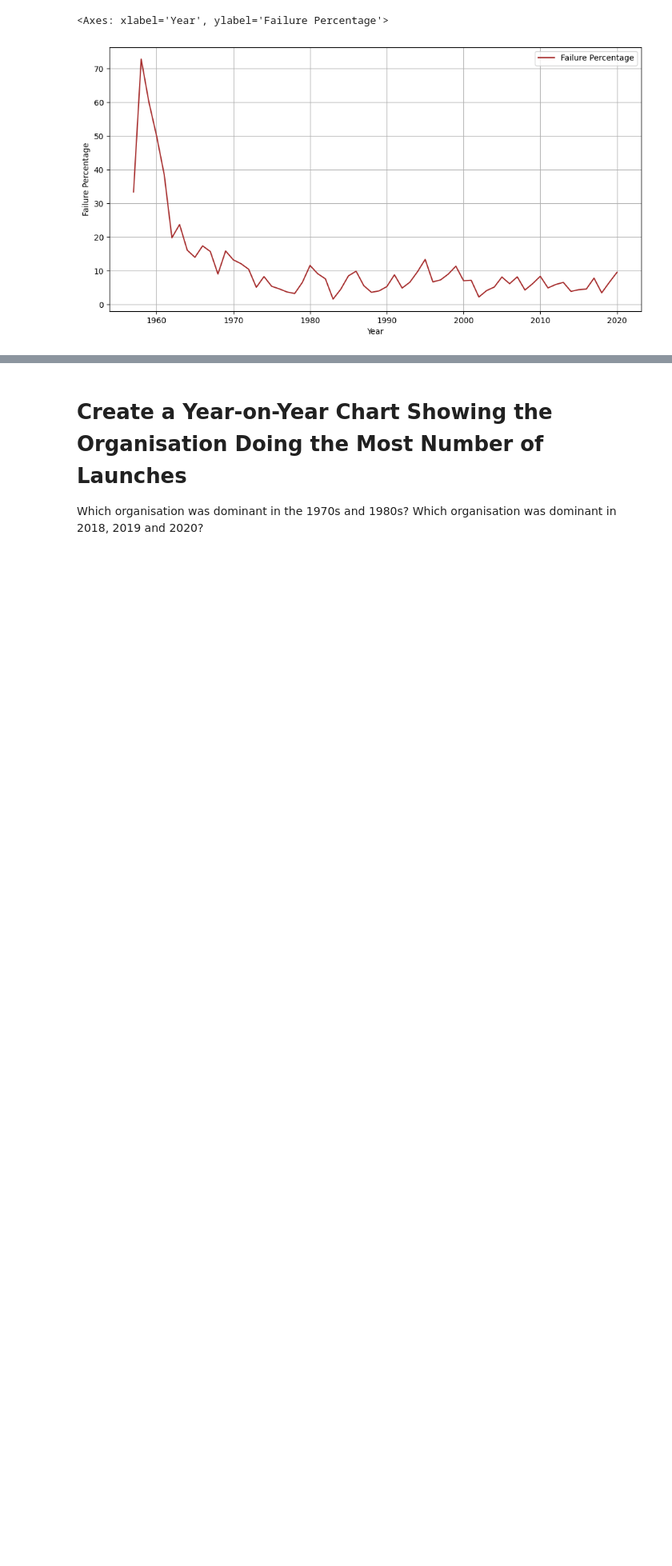
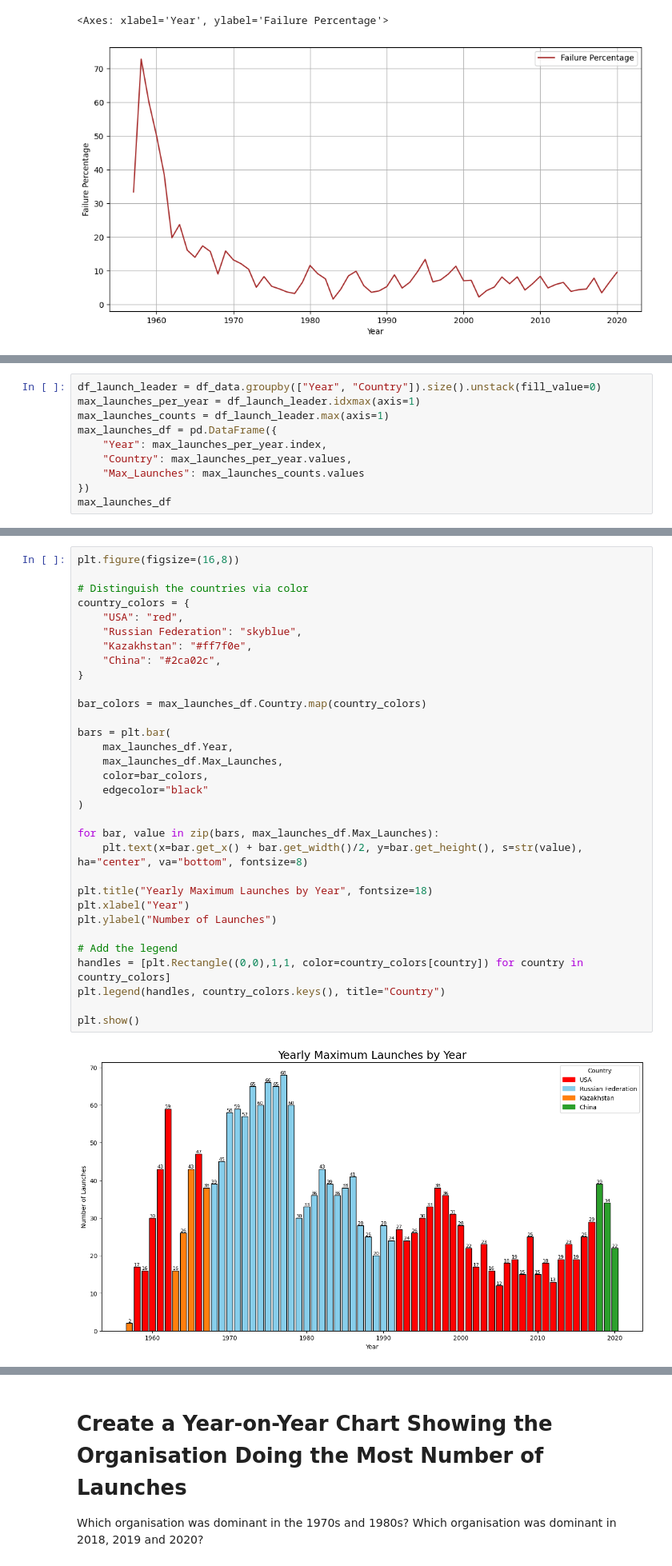
Before and after one commit to chgwyellow/Analyse---Visualise-the-Space-Race, a Jupyter notebook: Space_Missions_Analysis.ipynb, the cells around one changed output, grey strips where cells are left out. Shown at 80% size. Saved outputs shown, nothing was run; the diff lists cells and outputs as text; blank space fills up the shorter version.

Commit message:
Completed the maximum launch year by year.

```diff
--- a/Space_Missions_Analysis.ipynb
+++ b/Space_Missions_Analysis.ipynb
@@ -657,2 +657,12 @@ launch_status_count.plot(
 
 Do the results change if we only look at the number of successful launches?
+# %%
+df_launch_leader = df_data.groupby(["Year", "Country"]).size().unstack(fill_value=0)
+max_launches_per_year = df_launch_leader.idxmax(axis=1)
+max_launches_counts = df_launch_leader.max(axis=1)
+max_launches_df = pd.DataFrame({
+    "Year": max_launches_per_year.index,
+    "Country": max_launches_per_year.values,
+    "Max_Launches": max_launches_counts.values
+})
+max_launches_df
@@ -658,0 +683,34 @@ Do the results change if we only look at the number of successful launches?
+# %%
+plt.figure(figsize=(16,8))
+
+# Distinguish the countries via color
+country_colors = {
+    "USA": "red",
+    "Russian Federation": "skyblue",
+    "Kazakhstan": "#ff7f0e",
+    "China": "#2ca02c",
+}
+
+bar_colors = max_launches_df.Country.map(country_colors)
+
+bars = plt.bar(
+    max_launches_df.Year,
+    max_launches_df.Max_Launches,
+    color=bar_colors,
+    edgecolor="black"
+)
+
+for bar, value in zip(bars, max_launches_df.Max_Launches):
+    plt.text(x=bar.get_x() + bar.get_width()/2, y=bar.get_height(), s=str(value), ha="center", va="bottom", fontsize=8)
+
+plt.title("Yearly Maximum Launches by Year", fontsize=18)
+plt.xlabel("Year")
+plt.ylabel("Number of Launches")
+
+# Add the legend
+handles = [plt.Rectangle((0,0),1,1, color=country_colors[country]) for country in country_colors]
+plt.legend(handles, country_colors.keys(), title="Country")
+
+plt.show()
+# %% [output]
+[figure, added]
```
Also changed, not shown: parts of 3 cells of this notebook.
